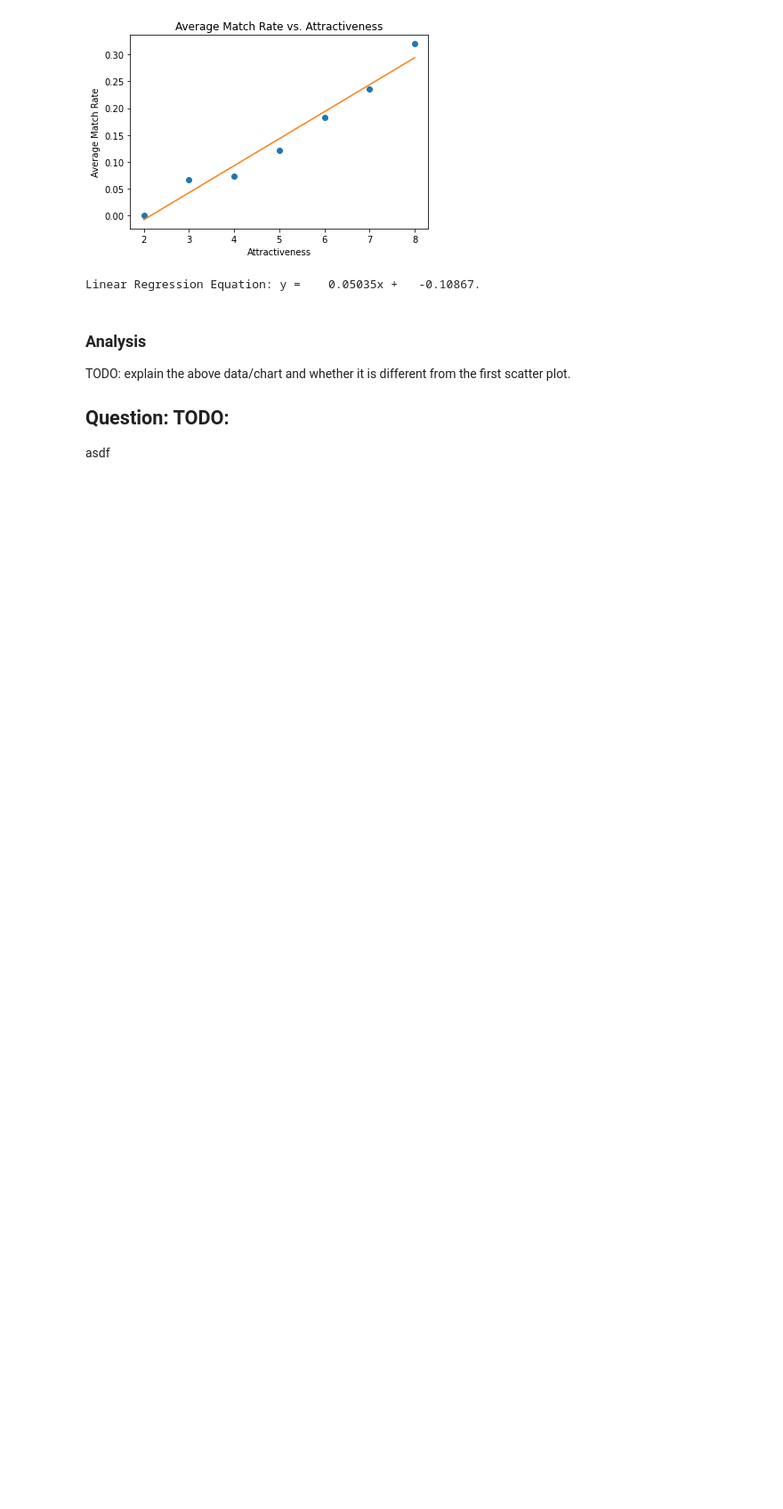
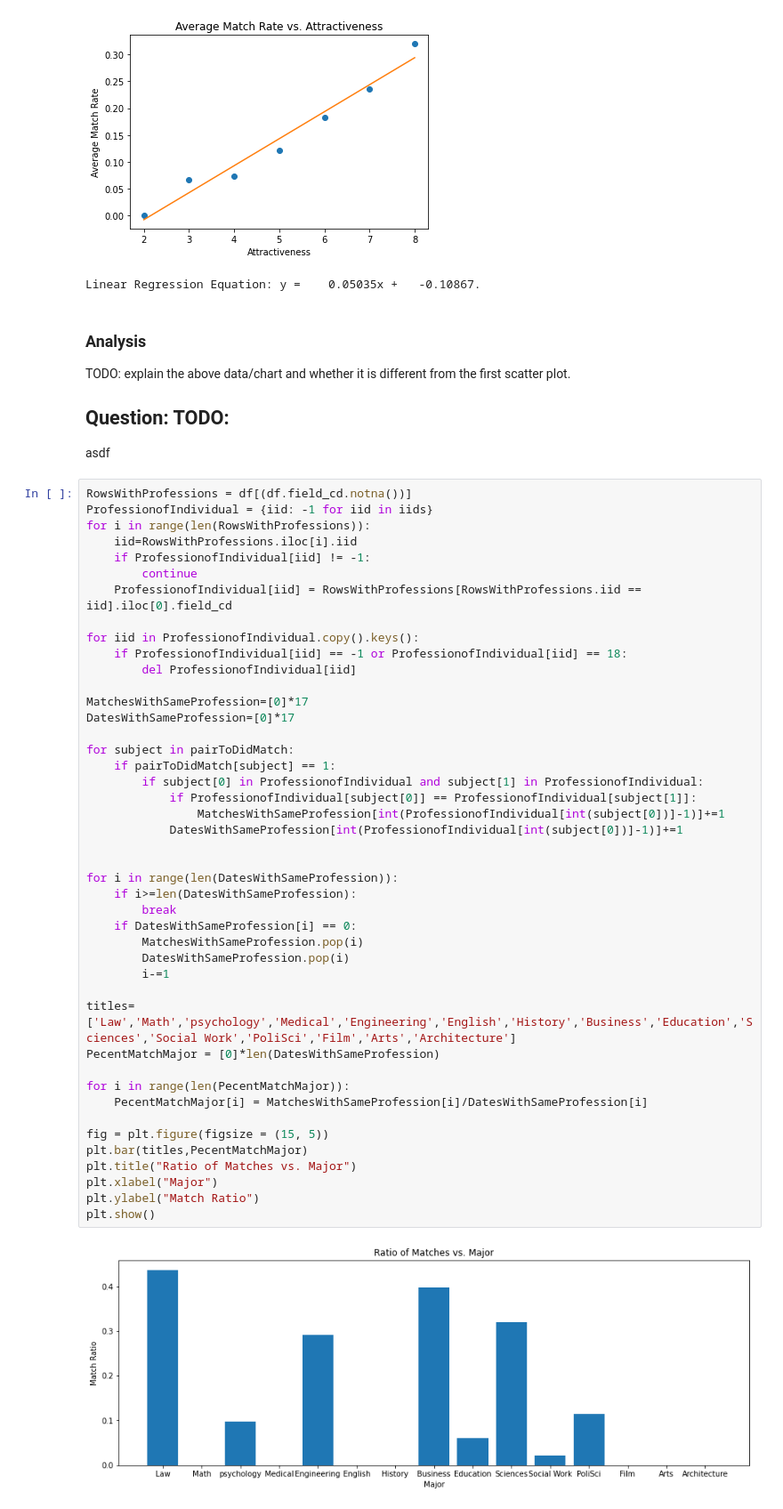
Before and after one commit to Kadekool/Speed-Dating-Exploration, a Jupyter notebook: Speed Dating Jupyter.ipynb, the cells around one changed output. Shown at 89% size. Saved outputs shown, nothing was run; the diff lists cells and outputs as text; blank space fills up the shorter version.

Commit message:
Added a bar graph for major matches

```diff
--- a/Speed Dating Jupyter.ipynb
+++ b/Speed Dating Jupyter.ipynb
@@ -128,3 +128,49 @@ TODO: explain the above data/chart and whether it is different from the first sc
 
 ## Question: TODO:
 asdf
+# %%
+RowsWithProfessions = df[(df.field_cd.notna())]
+ProfessionofIndividual = {iid: -1 for iid in iids}
+for i in range(len(RowsWithProfessions)):
+    iid=RowsWithProfessions.iloc[i].iid
+    if ProfessionofIndividual[iid] != -1:
+        continue
+    ProfessionofIndividual[iid] = RowsWithProfessions[RowsWithProfessions.iid == iid].iloc[0].field_cd
+
+for iid in ProfessionofIndividual.copy().keys():
+    if ProfessionofIndividual[iid] == -1 or ProfessionofIndividual[iid] == 18:
+        del ProfessionofIndividual[iid]
+
+MatchesWithSameProfession=[0]*17
+DatesWithSameProfession=[0]*17
+
+for subject in pairToDidMatch:
+    if pairToDidMatch[subject] == 1:
+        if subject[0] in ProfessionofIndividual and subject[1] in ProfessionofIndividual:
+            if ProfessionofIndividual[subject[0]] == ProfessionofIndividual[subject[1]]:
+                MatchesWithSameProfession[int(ProfessionofIndividual[int(subject[0])]-1)]+=1
+            DatesWithSameProfession[int(ProfessionofIndividual[int(subject[0])]-1)]+=1
+
+
+for i in range(len(DatesWithSameProfession)):
+    if i>=len(DatesWithSameProfession):
+        break
+    if DatesWithSameProfession[i] == 0:
+        MatchesWithSameProfession.pop(i)
+        DatesWithSameProfession.pop(i)
+        i-=1
+
+titles=['Law','Math','psychology','Medical','Engineering','English','History','Business','Education','Sciences','Social Work','PoliSci','Film','Arts','Architecture']
+PecentMatchMajor = [0]*len(DatesWithSameProfession)
+
+for i in range(len(PecentMatchMajor)):
+    PecentMatchMajor[i] = MatchesWithSameProfession[i]/DatesWithSameProfession[i]
+
+fig = plt.figure(figsize = (15, 5))
+plt.bar(titles,PecentMatchMajor)
+plt.title("Ratio of Matches vs. Major")
+plt.xlabel("Major")
+plt.ylabel("Match Ratio")
+plt.show()
+# %% [output]
+[figure, added]
```
